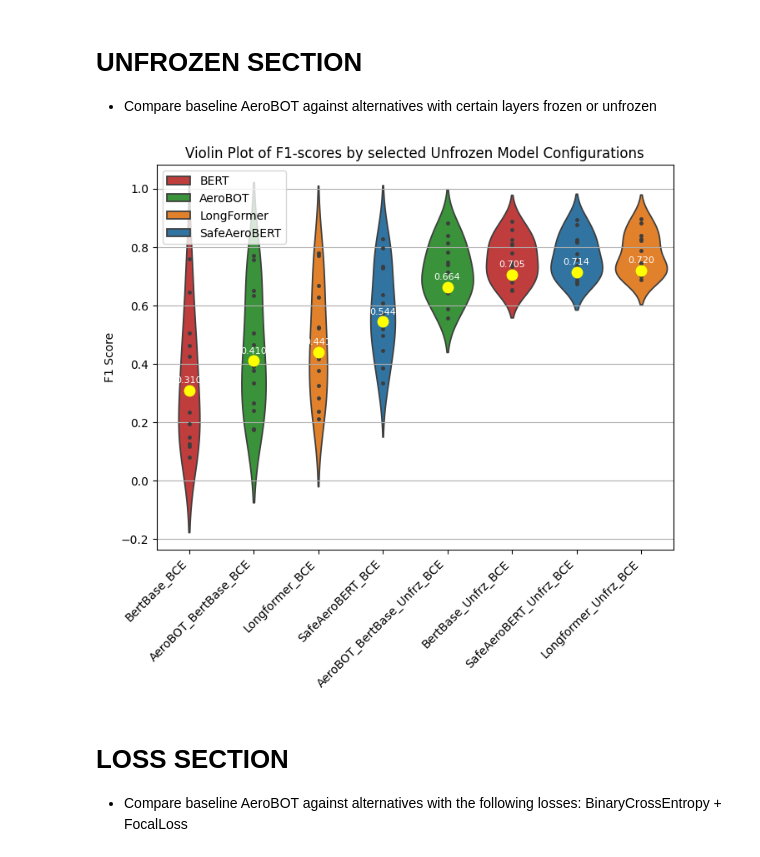
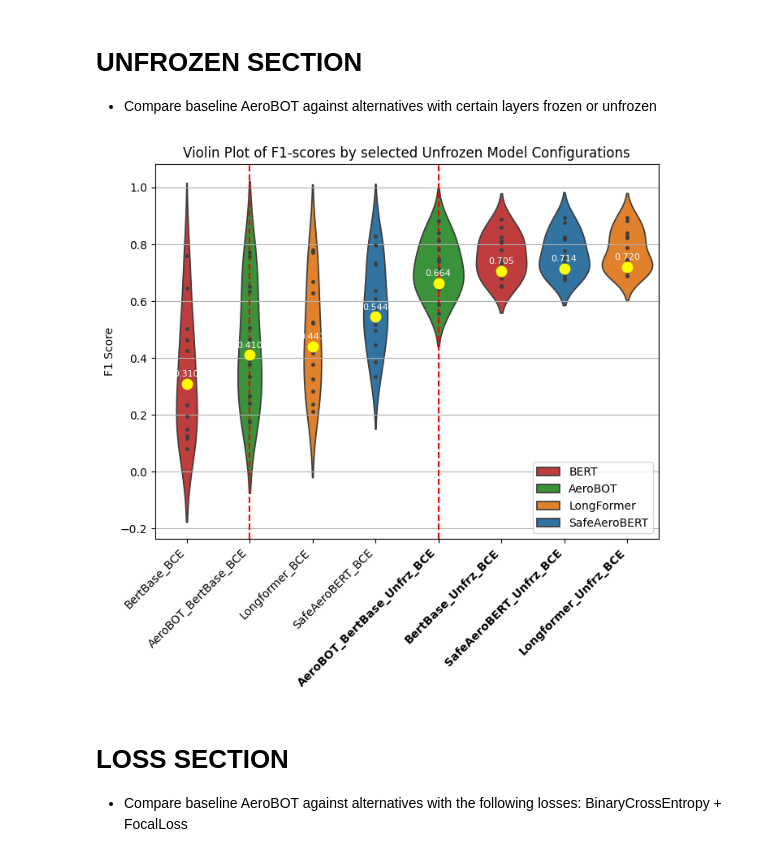
Before and after one commit to Gogonemnem/Safran-Project, a Jupyter notebook: Visualization_plot.ipynb, the cells around one changed output. Cells and saved outputs as stored; diff of their text form; code cells hidden in the pictures.

```diff
--- a/Visualization_plot.ipynb
+++ b/Visualization_plot.ipynb
@@ -303,35 +333,57 @@ category_list = ['micro avg', 'weighted avg', 'macro avg', 'samples avg', 'No Sp
 # Filter results
 filtered_boxplot = filter_boxplot(["non-abbreviated"], ["BCE_unbalanced"], ["unfrozen", "frozen"], "group", category_list, results)
 filtered_abb = filter_results(["non-abbreviated"], ["BCE_unbalanced"], ["unfrozen", "frozen"], "group", "macro avg", results)
 
 # Get unique model names for x-axis ticks
 model_names = filtered_boxplot['Short_name'].unique().tolist()
+bold_model_names = ['BertBase_Unfrz_BCE']  # Add the specific model names you want to make bold
+weights = ['bold' if name in bold_model_names else 'normal' for name in model_names]
 
 # Plot
 plt.figure(figsize=(8, 6))
 
 # Violin plot
-#sns.violinplot(data=filtered_boxplot, x="Model Name", y="f1-score", inner="points", saturation=0.75, palette='deep')
 sns.violinplot(data=filtered_boxplot, x="Model Name", y="f1-score", inner="points", saturation=0.75, palette=model_palette, hue='Model')
 
 
 plt.title('Violin Plot of F1-scores by selected Unfrozen Model Configurations')
 plt.ylabel('F1 Score')
+
+
+# plt.xticks(range(len(model_names)), model_names, rotation=45, ha='right')
+# plt.xticks([1], [model_names[1]], weight='bold')  # Making the second model name bold
+
+#plt.xticks(range(len(model_names)), model_names, rotation=45, ha='right')
 plt.xticks(range(len(model_names)), model_names, rotation=45, ha='right')
+
+# Make specific model names bold
+plt.xticks(range(len(model_names)), model_names, rotation=45, ha='right')
+
+# Make specific model names bold
+bold_indices = [4, 5, 6, 7]  # Indices of model names to be made bold
+for idx in bold_indices:
+    plt.gca().get_xticklabels()[idx].set_weight('bold')
+
 
 # Iterate over the data points and add text annotations
 for i in range(len(filtered_abb)):
     plt.text(filtered_abb.iloc[i]['Model Name'], filtered_abb.iloc[i]['f1-score'] + 0.02,
              f"{filtered_abb.iloc[i]['f1-score']:.3f}", ha='center', va='bottom', fontsize=8, color='white')
 
 plt.grid()
 
+
+aerobot_names = ['AeroBOT_BertBase_BCE', 'AeroBOT_BertBase_Unfrz_BCE']
+for name in aerobot_names:
+    aerobot_index = model_names.index(name)
+    plt.axvline(x=aerobot_index, color='red', linestyle='--')
+
 # Add stripplot
 sns.stripplot(data=filtered_abb, x="Model Name", y="f1-score", color='yellow', size=10, jitter=True)
 plt.xlabel('')
 plt.show()
 # %% [output]
-[figure, old version]
+[figure, new version]
 # %% [markdown]
 # LOSS SECTION
 
```
Also changed, not shown: parts of 9 cells of this notebook.
